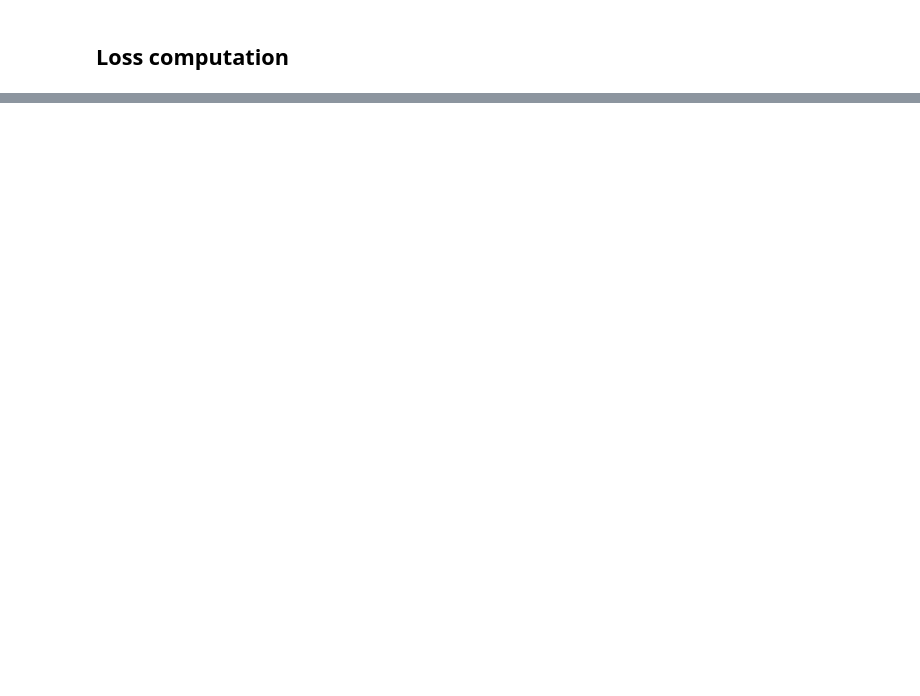
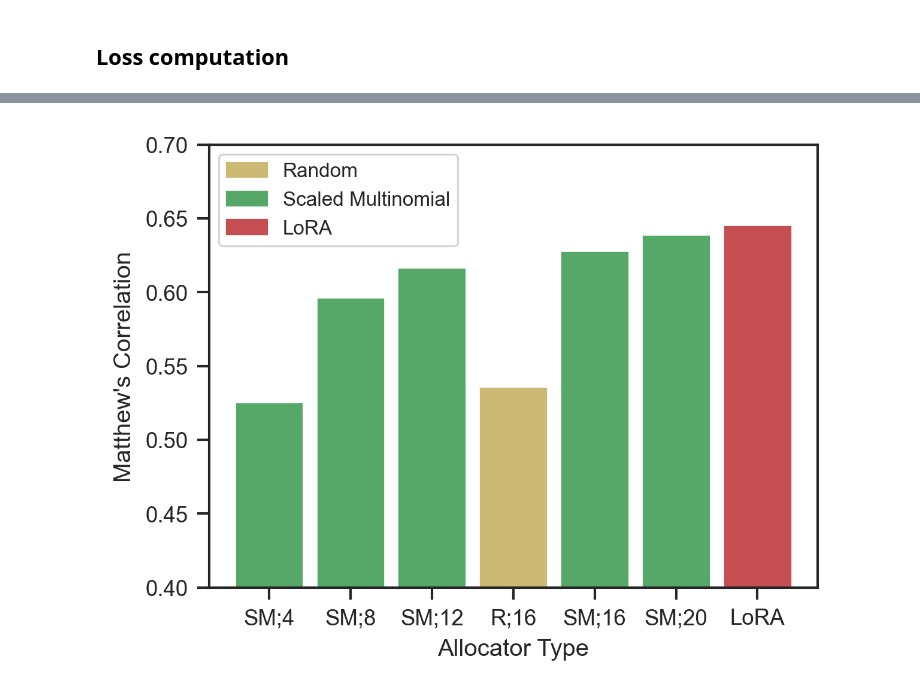
Before and after one commit to JesseBrouw/FoMo-LoRA, a Jupyter notebook: notebooks/processing.ipynb, the cells around one changed output, grey strips where cells are left out. Drawn from its saved outputs; the diff is of its cells as text; code cells hidden in the pictures; blank space fills up the shorter version.

```diff
--- a/notebooks/processing.ipynb
+++ b/notebooks/processing.ipynb
@@ -312,0 +271,19 @@ display(cola_experiments.sort_values(by=['allocator_type', 'schedule_type']))
+# %%
+# Store the indexing dataframe
+args = arg_df.copy()
+args['lora'] = args['lora'].fillna('dynalora')
+args['task'] = args['task'].fillna('cola')
+# args['model_name'] = args['model_name'].fillna('roberta-base')
+args['use_layerwise_optim'] = args['use_layerwise_optim'].fillna(False)
+args = args.dropna(axis=1, how='any')
+# args = args[args['lora'] != 'unknown']
+# drop layerwise
+args = args[(~args['use_layerwise_optim']) & (args['schedule_type'] != 'no_schedule')]
+
+# clean-up
+args['schedule_type'] = args['schedule_type'].str.replace(r'\\;', ';', regex=True)
+args['allocator_type'] = args['allocator_type'].str.replace(r'\\;', ';', regex=True)
+args['target_modules'] = args['target_modules'].apply(lambda x: (x,) if isinstance(x,str) else x).apply(sorted).apply(tuple)
+
+args.to_csv('../logs/report/index_df.csv', index=False)
+# args = pd.read_csv('../logs/report/index_df.csv')
@@ -312,0 +354,74 @@ display(cola_experiments.sort_values(by=['allocator_type', 'schedule_type']))
+# %%
+target_ablation = "allocator_type"  # schedule_type, allocator_type, target_modules
+schedule_types = sorted(args[target_ablation].unique())
+# schedule_types
+gather = []
+
+specific_index = (
+    ((args["target_modules"] == ("query", "value")) | (args["target_modules"] == ("query", "key", "value"))) &
+    args['schedule_type'].str.contains(r'periodic;\d', regex=True)
+)
+indexer = args[(args["lora"] == "dynalora") & (args["task"] == "cola") & specific_index]
+# Frozen indexing
+# index =
+for schedule_type in schedule_types:
+    index = indexer[indexer[target_ablation] == schedule_type][
+        ["job_id", "experiment_id"]
+    ]
+    samples = metrics.loc[index.values.astype(str).tolist()]
+    samples = samples.reset_index()
+
+    if len(samples) == 0:
+        continue
+
+    a = []
+    for sample in samples.itertuples():
+        if(sample.train.get('epoch', [0])[0] < 40):
+            continue
+        a.append(max(sample.eval.get("eval_matthews_correlation", [0])))
+    a = np.array(a)
+    a = a[a > 0.2]
+    if len(a) == 0:
+        continue
+    # print(f"schedule_type: {schedule_type}", "Mean:", np.mean(a))
+    gather.append((schedule_type, np.mean(a), np.std(a)))
+
+gather = sorted(gather, key=lambda x: float(x[0].split(";")[-1]))
+# gather = gather[:idx] + sorted(gather[idx:], key=lambda x: int(x[0].split(";")[-1]))
+
+display(gather)
+# Bar plot
+plt.figure()
+# container = plt.boxplot([y for x, y in gather])
+indices = {}
+container = plt.bar([x for x, y,_ in gather], [y for x, y,_ in gather])
+for i, con in enumerate(container.patches):
+    if "random" == gather[i][0].split(';')[0]:
+        container.patches[i].set_color("y")
+        indices["random"] = i
+
+    if "scaled_multinomial" == gather[i][0].split(';')[0]:
+        container.patches[i].set_color("g")
+        indices["scaled_multinomial"] = i
+
+shorten = {
+    "scaled_multinomial": "SM",
+    "random": "R",
+    "multinomial": "M",
+
+}
+plt.xticks( labels=[shorten[x.split(';')[0]] + ";" +  x.split(';')[-1] for x, y, _ in gather], ticks=plt.xticks()[0])
+plt.xlabel("Allocator Type")
+plt.ylim(0.4, 0.7)
+plt.ylabel("Matthew's Correlation")
+
+container.patches[-1].set_color('r')
+plt.xticks(plt.xticks()[0], plt.xticks()[1][:-1] + ["LoRA"])
+plt.legend(
+    [container.patches[indices["random"]], container.patches[indices["scaled_multinomial"]-1], container.patches[-1]],
+    ["Random", "Scaled Multinomial", "LoRA"],
+    # loc=" right",
+    fontsize="small",
+)
+plt.show()
+# %% [output]
@@ -312,0 +435 @@ display(cola_experiments.sort_values(by=['allocator_type', 'schedule_type']))
+[figure, added]
```
Also changed, not shown: parts of 15 cells of this notebook, 2 other files.
